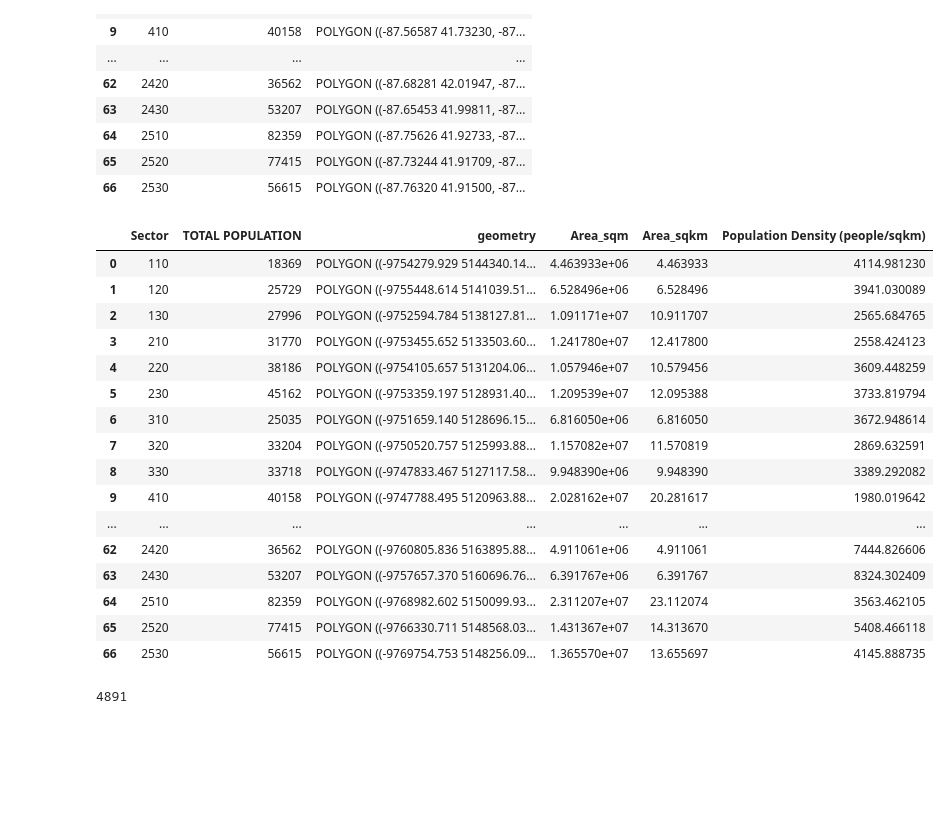
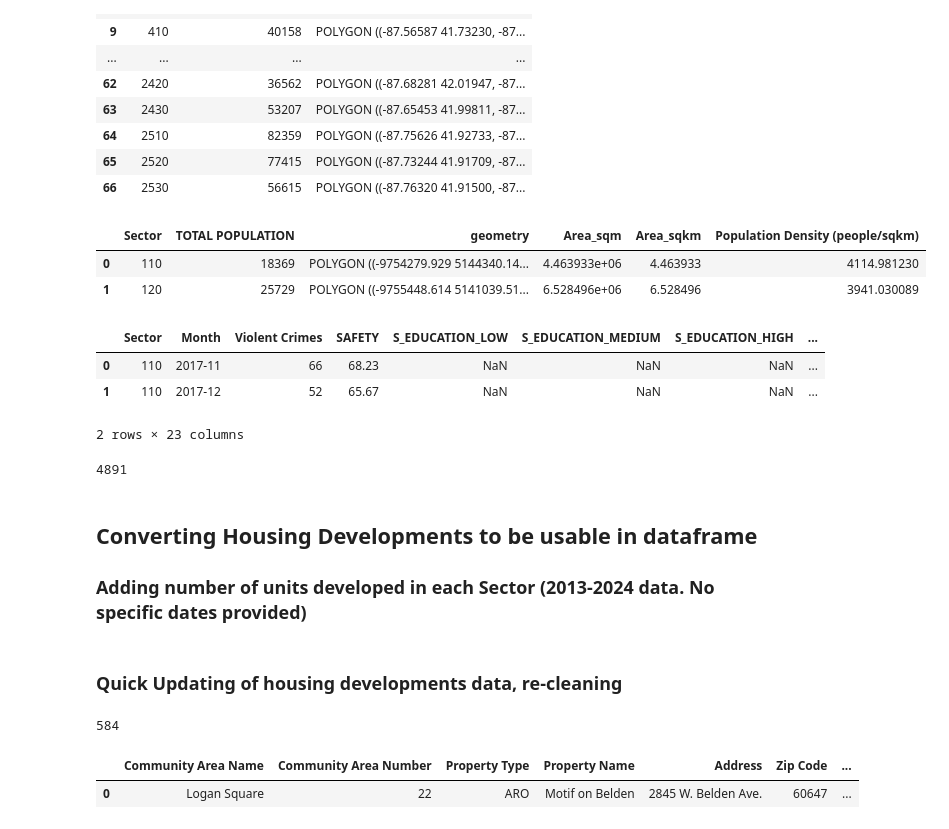
Before and after one commit to echestnut22/Crime-Analysis, a Jupyter notebook: Chicago Crime ML Notebooks/Crimes-Per-Capita-Conversion.ipynb, the cells around one changed output. Cells and saved outputs as stored; diff of their text form; code cells hidden in the pictures; blank space fills up the shorter version.

Commit message:
Added housing for model feature

```diff
--- a/Chicago Crime ML Notebooks/Crimes-Per-Capita-Conversion.ipynb
+++ b/Chicago Crime ML Notebooks/Crimes-Per-Capita-Conversion.ipynb
@@ -247,25 +250,11 @@ pop_df['Area_sqkm'] = pop_df['Area_sqm'] / 1e6  # 1 square kilometer = 1,000,000
 # Calculate population density (people per square kilometer)
 pop_df['Population Density (people/sqkm)'] = pop_df['TOTAL POPULATION'] / pop_df['Area_sqkm']
 # %%
-pop_df
+pop_df.head(2)
 # %% [output]
 |  | Sector | TOTAL POPULATION | geometry | Area_sqm | Area_sqkm | Population Density (people/sqkm) |
 | 0 | 110 | 18369 | POLYGON ((-9754279.929 5144340.14... | 4.463933e+06 | 4.463933 | 4114.981230 |
 | 1 | 120 | 25729 | POLYGON ((-9755448.614 5141039.51... | 6.528496e+06 | 6.528496 | 3941.030089 |
-| 2 | 130 | 27996 | POLYGON ((-9752594.784 5138127.81... | 1.091171e+07 | 10.911707 | 2565.684765 |
-| 3 | 210 | 31770 | POLYGON ((-9753455.652 5133503.60... | 1.241780e+07 | 12.417800 | 2558.424123 |
-| 4 | 220 | 38186 | POLYGON ((-9754105.657 5131204.06... | 1.057946e+07 | 10.579456 | 3609.448259 |
-| 5 | 230 | 45162 | POLYGON ((-9753359.197 5128931.40... | 1.209539e+07 | 12.095388 | 3733.819794 |
-| 6 | 310 | 25035 | POLYGON ((-9751659.140 5128696.15... | 6.816050e+06 | 6.816050 | 3672.948614 |
-| 7 | 320 | 33204 | POLYGON ((-9750520.757 5125993.88... | 1.157082e+07 | 11.570819 | 2869.632591 |
-| 8 | 330 | 33718 | POLYGON ((-9747833.467 5127117.58... | 9.948390e+06 | 9.948390 | 3389.292082 |
-| 9 | 410 | 40158 | POLYGON ((-9747788.495 5120963.88... | 2.028162e+07 | 20.281617 | 1980.019642 |
-| ... | ... | ... | ... | ... | ... | ... |
-| 62 | 2420 | 36562 | POLYGON ((-9760805.836 5163895.88... | 4.911061e+06 | 4.911061 | 7444.826606 |
-| 63 | 2430 | 53207 | POLYGON ((-9757657.370 5160696.76... | 6.391767e+06 | 6.391767 | 8324.302409 |
-| 64 | 2510 | 82359 | POLYGON ((-9768982.602 5150099.93... | 2.311207e+07 | 23.112074 | 3563.462105 |
-| 65 | 2520 | 77415 | POLYGON ((-9766330.711 5148568.03... | 1.431367e+07 | 14.313670 | 5408.466118 |
-| 66 | 2530 | 56615 | POLYGON ((-9769754.753 5148256.09... | 1.365570e+07 | 13.655697 | 4145.888735 |
 # %%
 
 # Merge violent_df with population_df based on a common identifier, e.g., 'SECTOR' or 'CENSUS BLOCK FULL'
@@ -284,3 +272,10 @@ merged_df = merged_df.drop(columns=columns_to_drop)
+# %%
+merged_df.head(2)
+# %% [output]
+|  | Sector | Month | Violent Crimes | SAFETY | S_EDUCATION_LOW | S_EDUCATION_MEDIUM | S_EDUCATION_HIGH | ... |
+| 0 | 110 | 2017-11 | 66 | 68.23 | NaN | NaN | NaN | ... |
+| 1 | 110 | 2017-12 | 52 | 65.67 | NaN | NaN | NaN | ... |
+2 rows × 23 columns
 # %%
 #Uploading new dataset
 
@@ -297,2 +292,7 @@ merged_df.to_sql(new_table_name, con=engine, if_exists='replace', index=False)
 # %% [output]
 4891
+# %% [markdown]
+## Converting Housing Developments to be usable in dataframe
+### Adding number of units developed in each Sector (2013-2024 data. No specific dates provided)
+# %% [markdown]
+### Quick Updating of housing developments data, re-cleaning
@@ -298,0 +302,15 @@ merged_df.to_sql(new_table_name, con=engine, if_exists='replace', index=False)
+# %%
+#Uploading Updated Housing
+
+from sqlalchemy import create_engine
+
+# Create the database engine
+engine = create_engine(f'mysql+mysqlconnector://{username}:{password}@{host}/{database}')
+
+# Specify the new table name here
+new_table_name = 'Housing_Developments'
+
+# Upload the dataframe to the new table
+housing.to_sql(new_table_name, con=engine, if_exists='replace', index=False)
+# %% [output]
+584
@@ -298,0 +338,5 @@ merged_df.to_sql(new_table_name, con=engine, if_exists='replace', index=False)
+# %%
+housing_df.head(1)
+# %% [output]
+|  | Community Area Name | Community Area Number | Property Type | Property Name | Address | Zip Code | ... |
+| 0 | Logan Square | 22 | ARO | Motif on Belden | 2845 W. Belden Ave. | 60647 | ... |
```
Also changed, not shown: parts of 21 cells of this notebook, 2 other files.
